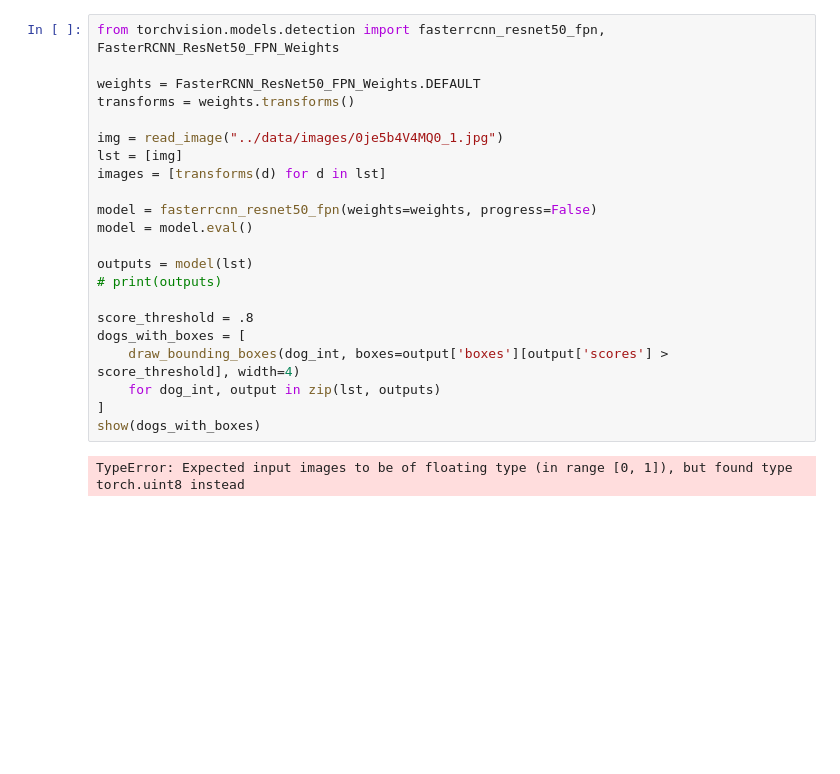
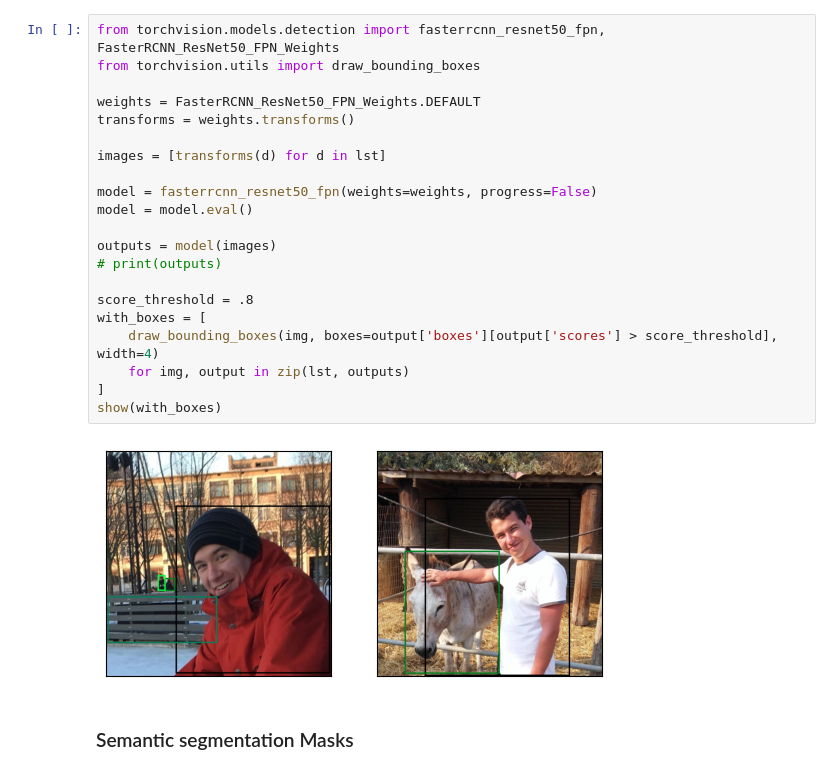
Before and after one commit to WhoKnowsWhoCares/ObjectDetection, a Jupyter notebook: notebooks/torch_fasterrcnn_resnet50.ipynb, the cells around one changed output. Saved outputs shown, nothing was run; the diff lists cells and outputs as text; blank space fills up the shorter version.

```diff
--- a/notebooks/torch_fasterrcnn_resnet50.ipynb
+++ b/notebooks/torch_fasterrcnn_resnet50.ipynb
@@ -56,24 +62,25 @@ def show(imgs):
 # %%
 from torchvision.models.detection import fasterrcnn_resnet50_fpn, FasterRCNN_ResNet50_FPN_Weights
+from torchvision.utils import draw_bounding_boxes
 
 weights = FasterRCNN_ResNet50_FPN_Weights.DEFAULT
 transforms = weights.transforms()
 
-img = read_image("../data/images/0je5b4V4MQ0_1.jpg")
-lst = [img]
 images = [transforms(d) for d in lst]
 
 model = fasterrcnn_resnet50_fpn(weights=weights, progress=False)
 model = model.eval()
 
-outputs = model(lst)
+outputs = model(images)
 # print(outputs)
 
 score_threshold = .8
-dogs_with_boxes = [
-    draw_bounding_boxes(dog_int, boxes=output['boxes'][output['scores'] > score_threshold], width=4)
-    for dog_int, output in zip(lst, outputs)
+with_boxes = [
+    draw_bounding_boxes(img, boxes=output['boxes'][output['scores'] > score_threshold], width=4)
+    for img, output in zip(lst, outputs)
 ]
-show(dogs_with_boxes)
+show(with_boxes)
 # %% [output]
-TypeError: Expected input images to be of floating type (in range [0, 1]), but found type torch.uint8 instead
+[figure, added]
+# %% [markdown]
+### Semantic segmentation Masks
```
Also changed, not shown: parts of 13 cells of this notebook, 5 other files.
